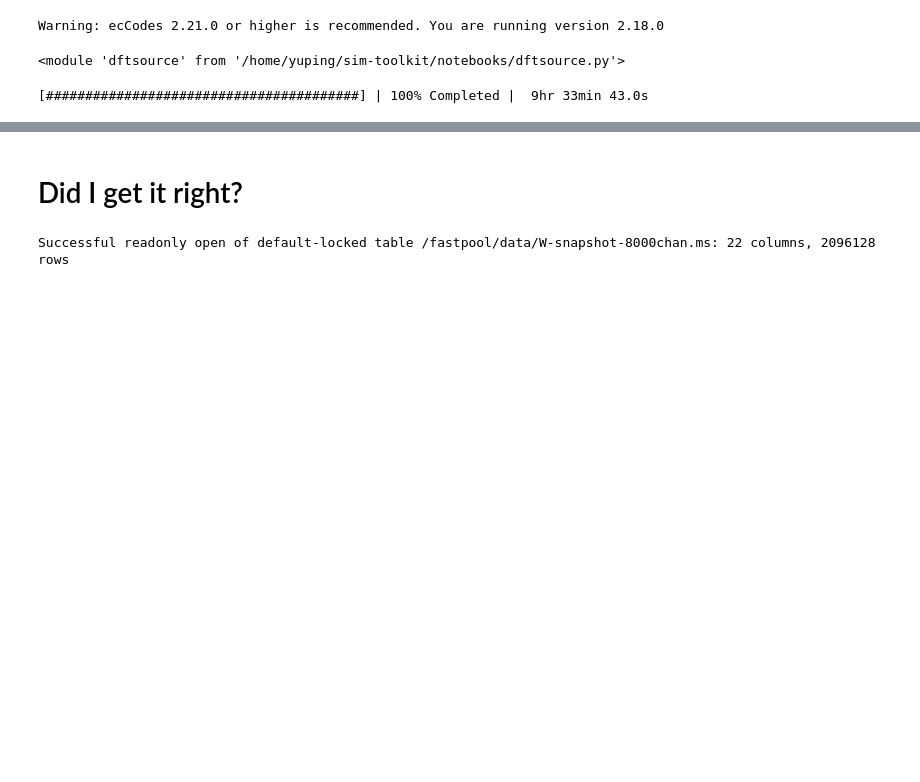
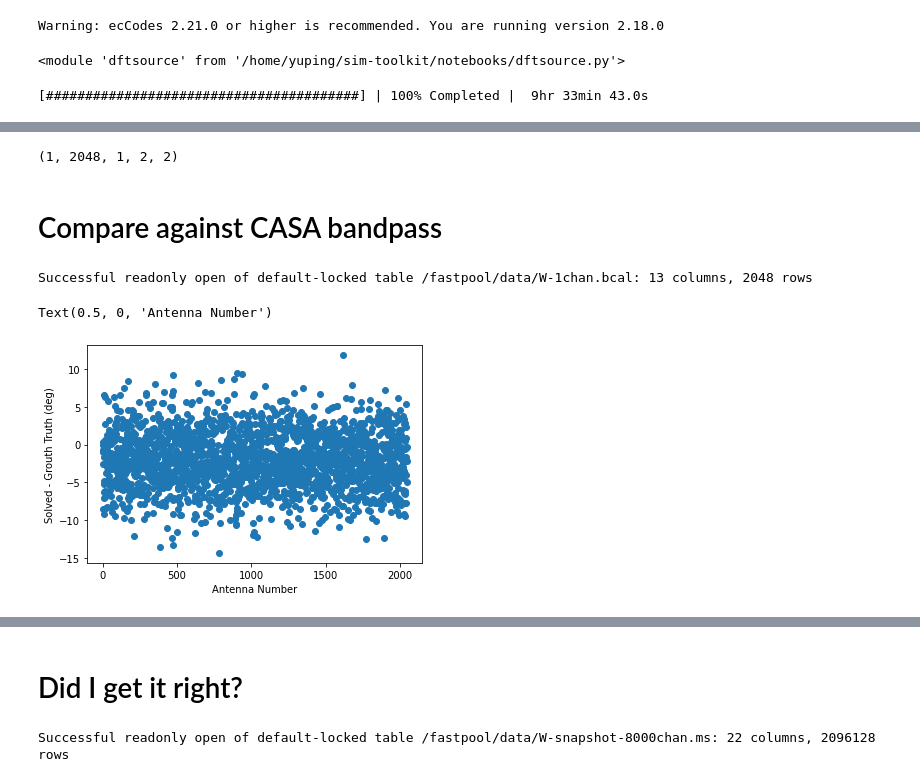
Before and after one commit to yupinghuang/sim-toolkit, a Jupyter notebook: notebooks/iono.ipynb, the cells around one changed output, grey strips where cells are left out. Cells and saved outputs as stored; diff of their text form; code cells hidden in the pictures; blank space fills up the shorter version.

```diff
--- a/notebooks/iono.ipynb
+++ b/notebooks/iono.ipynb
@@ -242,0 +255,22 @@ dftsource.point_src_with_gain(iono_gains, '/fastpool/data/gh/W-snapshot-8000chan
+# %%
+iono_gains[:,:,[-1],:,:].shape
+# %% [output]
+(1, 2048, 1, 2, 2)
+# %% [markdown]
+# Compare against CASA bandpass
+# %%
+ans = np.angle(iono_gains[0,:,-1,0, 0])
+# %%
+ans = ans - ans[0]
+# %%
+with table('/fastpool/data/W-1chan.bcal') as t:
+    solved = t.getcol('CPARAM')
+# %% [output]
+Successful readonly open of default-locked table /fastpool/data/W-1chan.bcal: 13 columns, 2048 rows
+# %%
+plt.plot((np.angle(solved[:, 0, 0]) - ans) * 57.2958, linestyle='None', marker='o')
+plt.ylabel('Solved - Grouth Truth (deg)')
+plt.xlabel('Antenna Number')
+# %% [output]
+Text(0.5, 0, 'Antenna Number')
+[figure, added]
```
Also changed, not shown: parts of 18 cells of this notebook, 9 other files.
